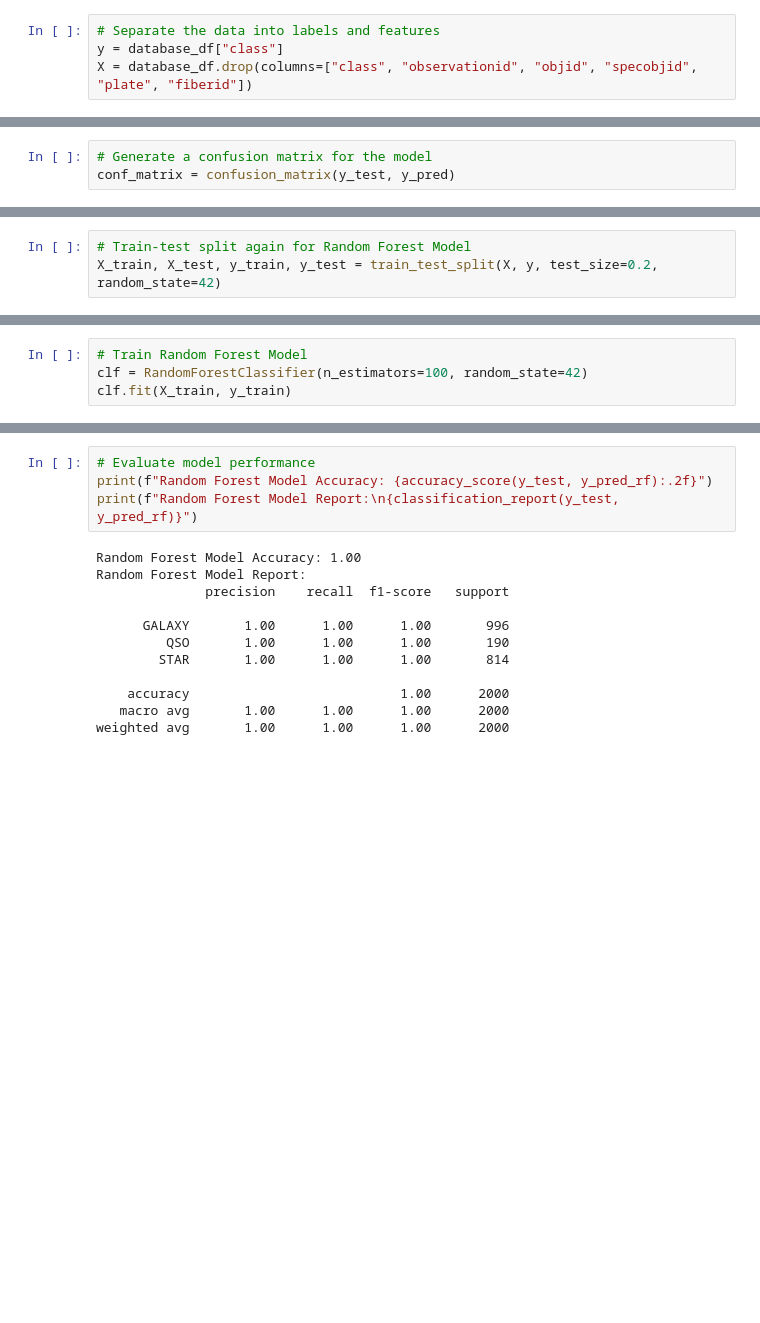
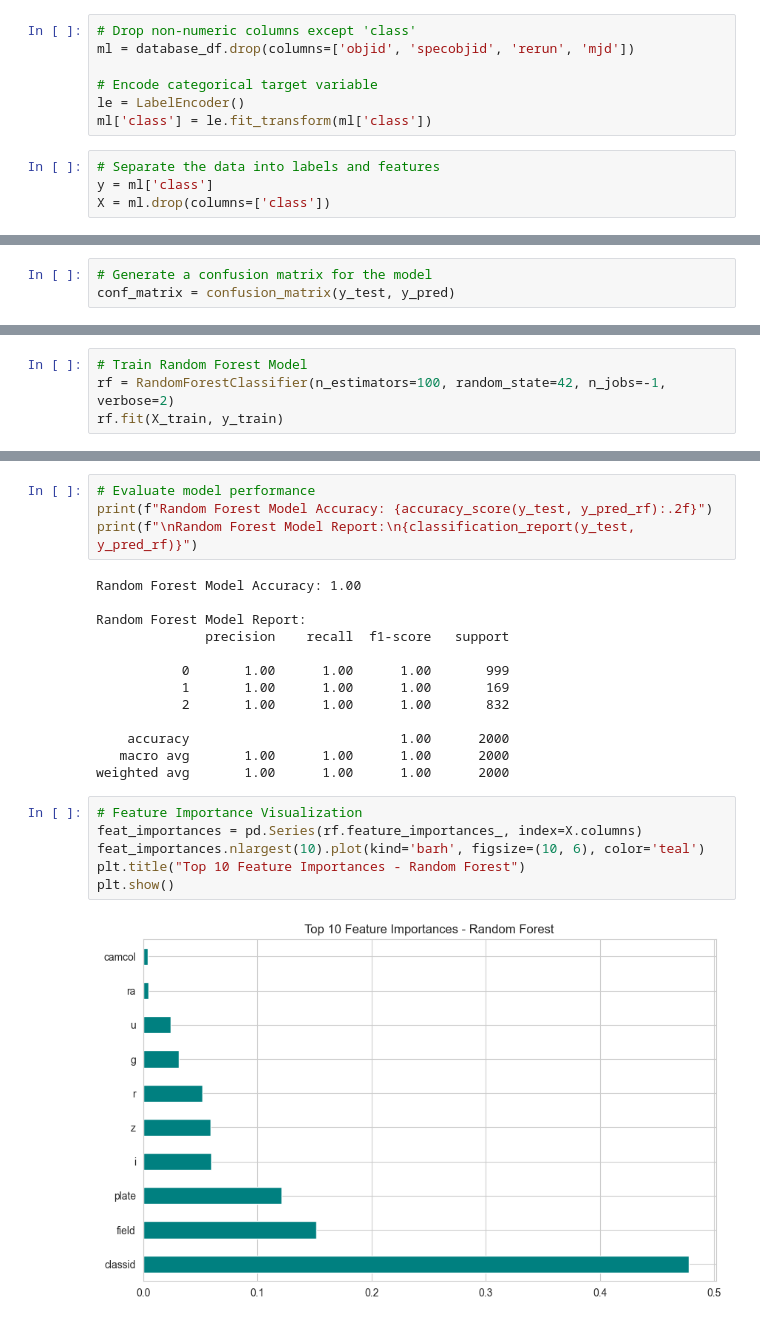
Before and after one commit to AditiNankar/class_project_4, a Jupyter notebook: ML.ipynb, the cells around one changed output, grey strips where cells are left out. Cells and saved outputs as stored; diff of their text form; blank space fills up the shorter version.

```diff
--- a/ML.ipynb
+++ b/ML.ipynb
@@ -45,7 +113,14 @@ database_df.head()
+# %%
+# Drop non-numeric columns except 'class'
+ml = database_df.drop(columns=['objid', 'specobjid', 'rerun', 'mjd'])
+
+# Encode categorical target variable
+le = LabelEncoder()
+ml['class'] = le.fit_transform(ml['class'])
 # %%
 # Separate the data into labels and features
-y = database_df["class"]
-X = database_df.drop(columns=["class", "observationid", "objid", "specobjid", "plate", "fiberid"])
+y = ml['class']
+X = ml.drop(columns=['class'])
 # %%
 # Review the y variable Series
 y.head()
@@ -110,3 +222,0 @@ weighted avg       0.17      0.42      0.24      2000
-# %%
-# Train-test split again for Random Forest Model
-X_train, X_test, y_train, y_test = train_test_split(X, y, test_size=0.2, random_state=42)
@@ -113,5 +225,5 @@ X_train, X_test, y_train, y_test = train_test_split(X, y, test_size=0.2, random_
 # %%
 # Train Random Forest Model
-clf = RandomForestClassifier(n_estimators=100, random_state=42)
-clf.fit(X_train, y_train)
+rf = RandomForestClassifier(n_estimators=100, random_state=42, n_jobs=-1, verbose=2)
+rf.fit(X_train, y_train)
 # %% [output]
@@ -122,16 +258,25 @@ y_pred_rf = clf.predict(X_test)
 # %%
 # Evaluate model performance
 print(f"Random Forest Model Accuracy: {accuracy_score(y_test, y_pred_rf):.2f}")
-print(f"Random Forest Model Report:\n{classification_report(y_test, y_pred_rf)}")
+print(f"\nRandom Forest Model Report:\n{classification_report(y_test, y_pred_rf)}")
 # %% [output]
 Random Forest Model Accuracy: 1.00
+
 Random Forest Model Report:
               precision    recall  f1-score   support
 
-      GALAXY       1.00      1.00      1.00       996
-         QSO       1.00      1.00      1.00       190
-        STAR       1.00      1.00      1.00       814
+           0       1.00      1.00      1.00       999
+           1       1.00      1.00      1.00       169
+           2       1.00      1.00      1.00       832
 
     accuracy                           1.00      2000
    macro avg       1.00      1.00      1.00      2000
 weighted avg       1.00      1.00      1.00      2000
+# %%
+# Feature Importance Visualization
+feat_importances = pd.Series(rf.feature_importances_, index=X.columns)
+feat_importances.nlargest(10).plot(kind='barh', figsize=(10, 6), color='teal')
+plt.title("Top 10 Feature Importances - Random Forest")
+plt.show()
+# %% [output]
+[figure, added]
```
Also changed, not shown: parts of 33 cells of this notebook.
